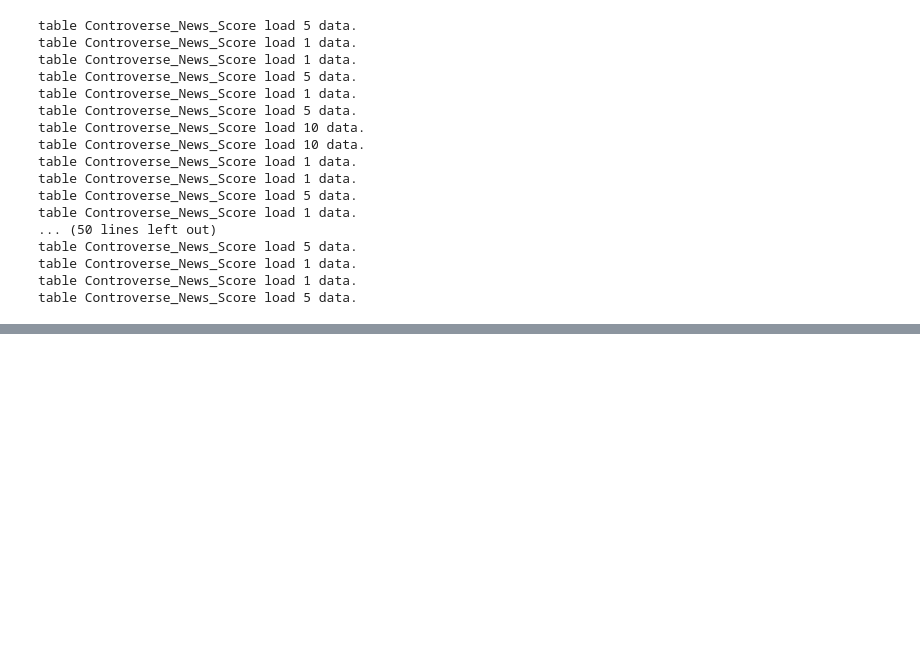
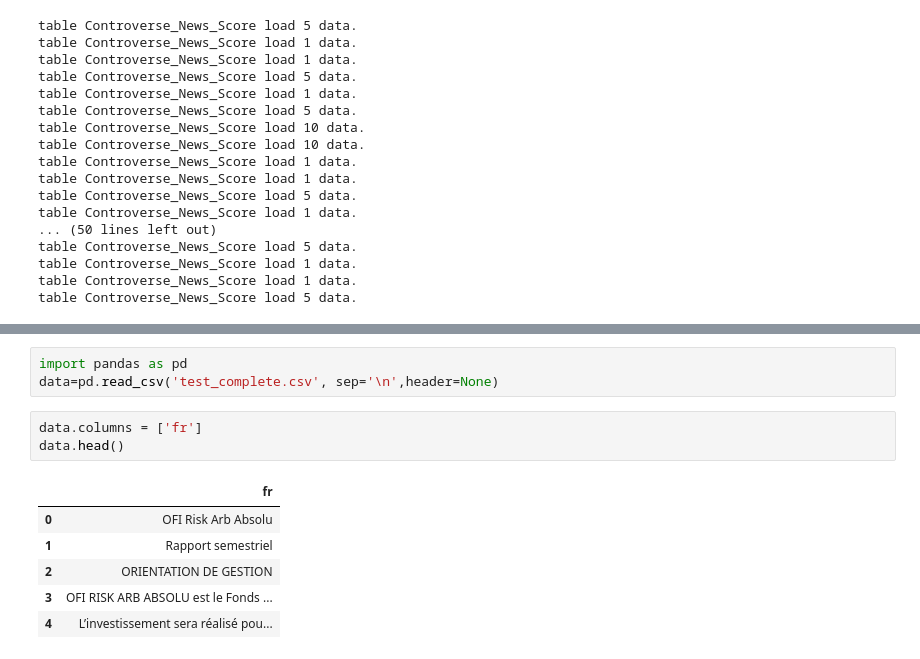
Before and after one commit to YvYh/FluxWeb, a Jupyter notebook: Bienvenue_dans_Colaboratory.ipynb, the cells around one changed output, grey strips where cells are left out. Cells and saved outputs as stored; diff of their text form; blank space fills up the shorter version.

```diff
--- a/Bienvenue_dans_Colaboratory.ipynb
+++ b/Bienvenue_dans_Colaboratory.ipynb
@@ -278,0 +304,13 @@ table Controverse_News_Score load 5 data.
+# %%
+import pandas as pd
+data=pd.read_csv('test_complete.csv', sep='\n',header=None)
+# %%
+data.columns = ['fr']
+data.head()
+# %% [output]
+|  | fr |
+| 0 | OFI Risk Arb Absolu |
+| 1 | Rapport semestriel |
+| 2 | ORIENTATION DE GESTION |
+| 3 | OFI RISK ARB ABSOLU est le Fonds ... |
+| 4 | L’investissement sera réalisé pou... |
```
Also changed, not shown: parts of 5 cells of this notebook.
